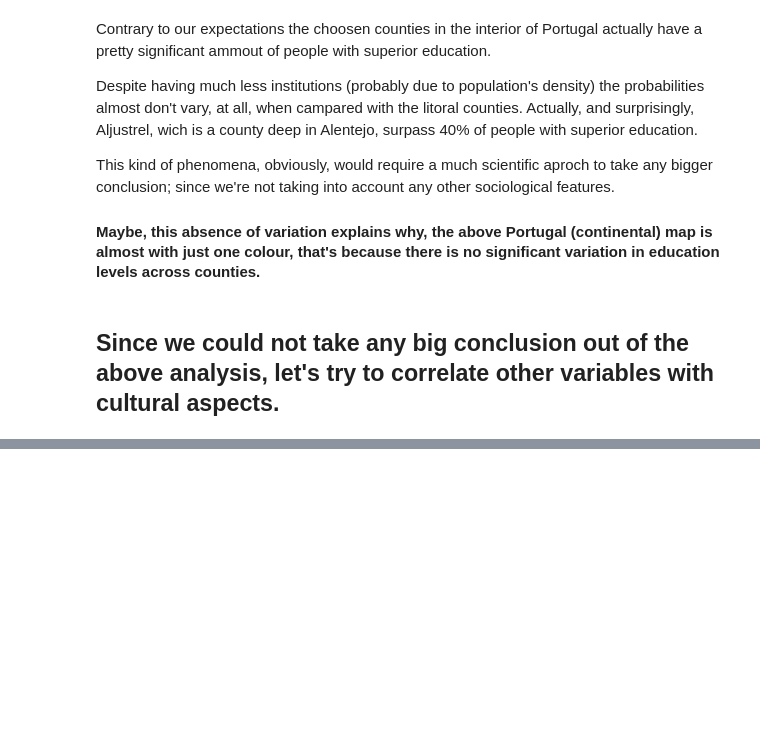
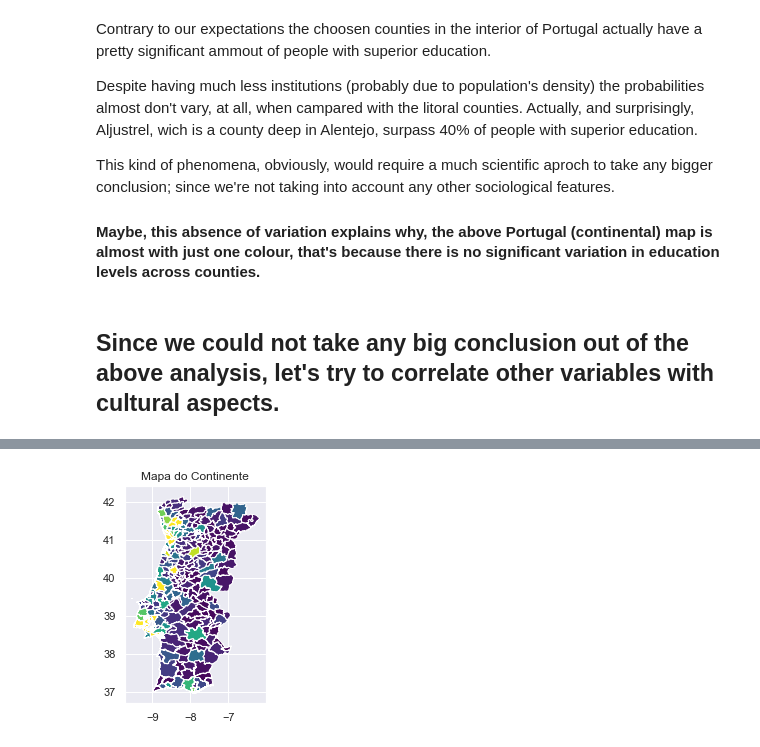
Before and after one commit to hjoaquim/psn-fs-js-hj, a Jupyter notebook: projeto-final.ipynb, the cells around one changed output, grey strips where cells are left out. Cells and saved outputs as stored; diff of their text form; code cells hidden in the pictures; blank space fills up the shorter version.

```diff
--- a/projeto-final.ipynb
+++ b/projeto-final.ipynb
@@ -278,0 +338,4 @@ df
+# %%
+printMap(df2010, continentCountys, 'Mapa do Continente', 'Percentagem de Poder de Compra')
+# %% [output]
+[figure, added]
```
Also changed, not shown: parts of 21 cells of this notebook.
